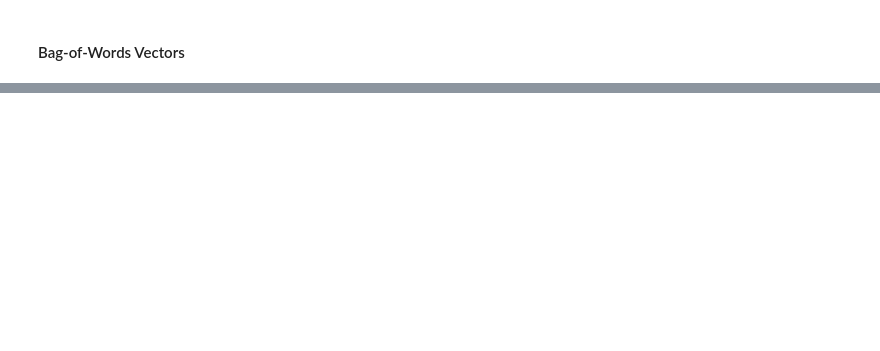
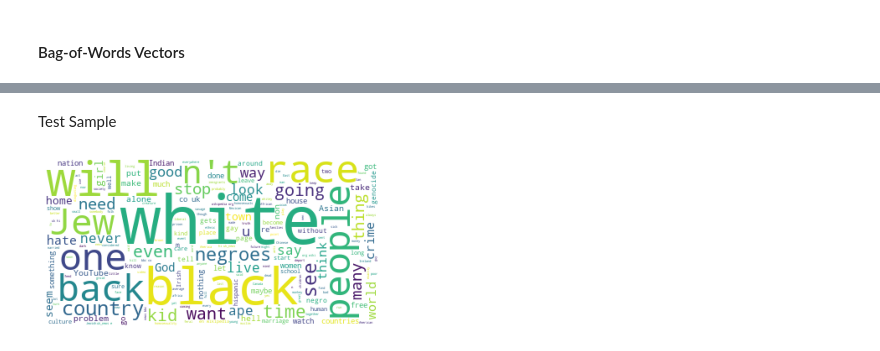
Before and after one commit to dmegkos/MSc-Dissertation-DS-2022, a Jupyter notebook: Thesis_Project.ipynb, the cells around one changed output, grey strips where cells are left out. Cells and saved outputs as stored; diff of their text form; code cells hidden in the pictures; blank space fills up the shorter version.

```diff
--- a/Thesis_Project.ipynb
+++ b/Thesis_Project.ipynb
@@ -216,0 +266,11 @@ plt.show()
+# %% [markdown]
+Test Sample
+# %%
+# WordCloud for posts classified as hate - Test Sample
+wc_hate_ts = WordCloud(stopwords=STOPWORDS, background_color='white').generate(' '.join(cleanPosts_ts['message'][cleanPosts_ts['label']=='hate']))
+# Generate plot
+plt.imshow(wc_hate_ts)
+plt.axis("off")
+plt.show()
+# %% [output]
+[figure, added]
```
Also changed, not shown: parts of 56 cells of this notebook.
